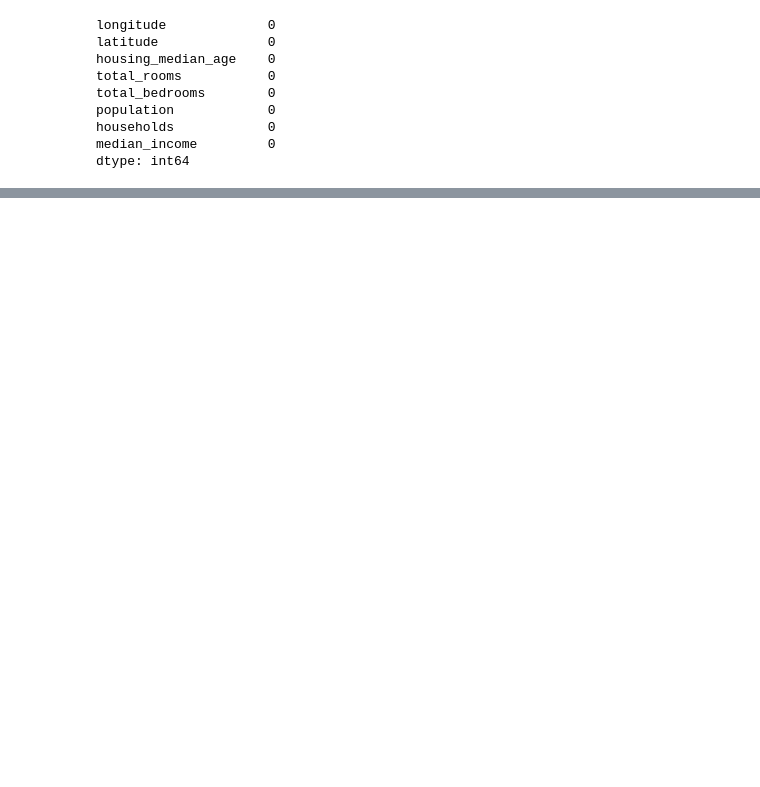
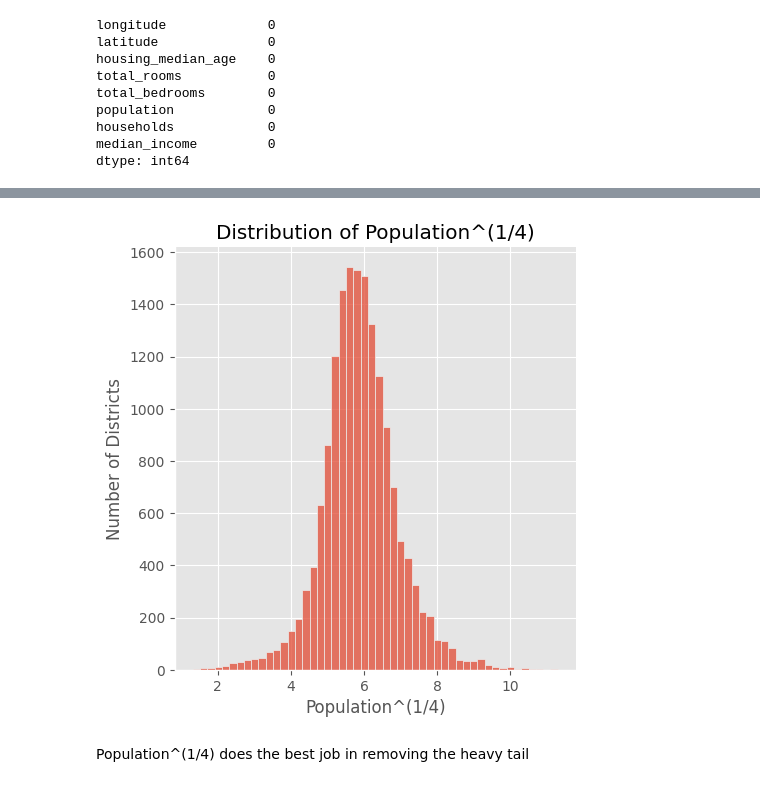
Before and after one commit to vanshuwjoshi/End-To-End-ML, a Jupyter notebook: End_To_End_ML_Problem.ipynb, the cells around one changed output, grey strips where cells are left out. Cells and saved outputs as stored; diff of their text form; code cells hidden in the pictures; blank space fills up the shorter version.

```diff
--- a/End_To_End_ML_Problem.ipynb
+++ b/End_To_End_ML_Problem.ipynb
@@ -416,0 +550,10 @@ dtype: int64
+# %%
+sns.displot(data=housing_X, x=housing_X["population"]**(1/4), bins=50)
+plt.xlabel('Population^(1/4)')
+plt.ylabel("Number of Districts")
+plt.title("Distribution of Population^(1/4)")
+plt.show()
+# %% [output]
+[figure, added]
+# %% [markdown]
+Population^(1/4) does the best job in removing the heavy tail
```
Also changed, not shown: parts of 20 cells of this notebook.
